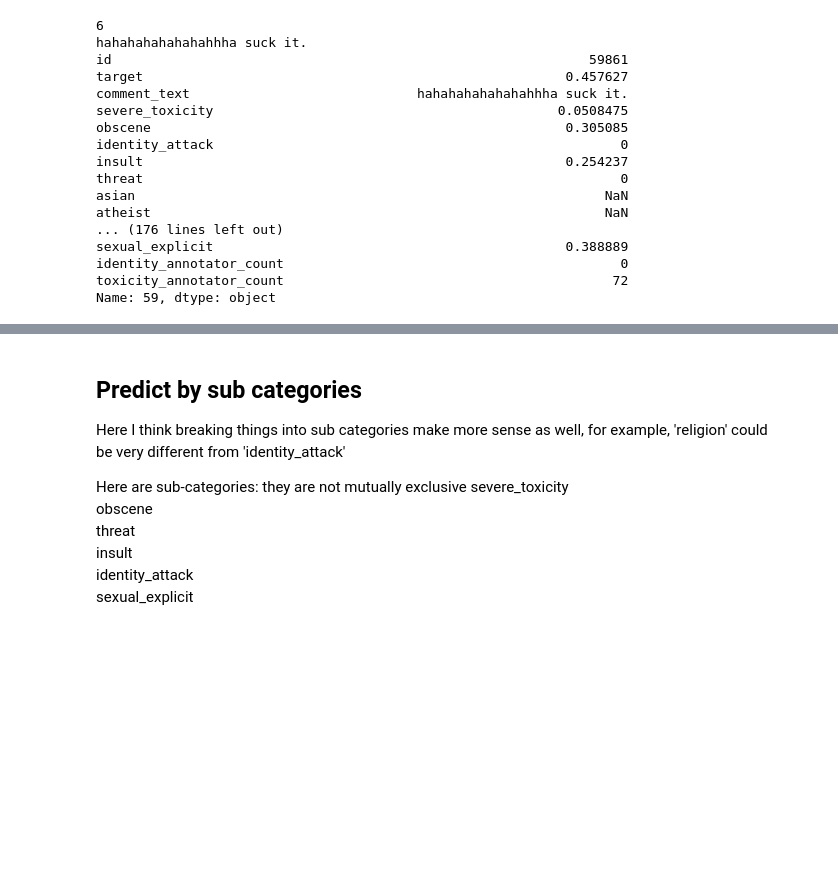
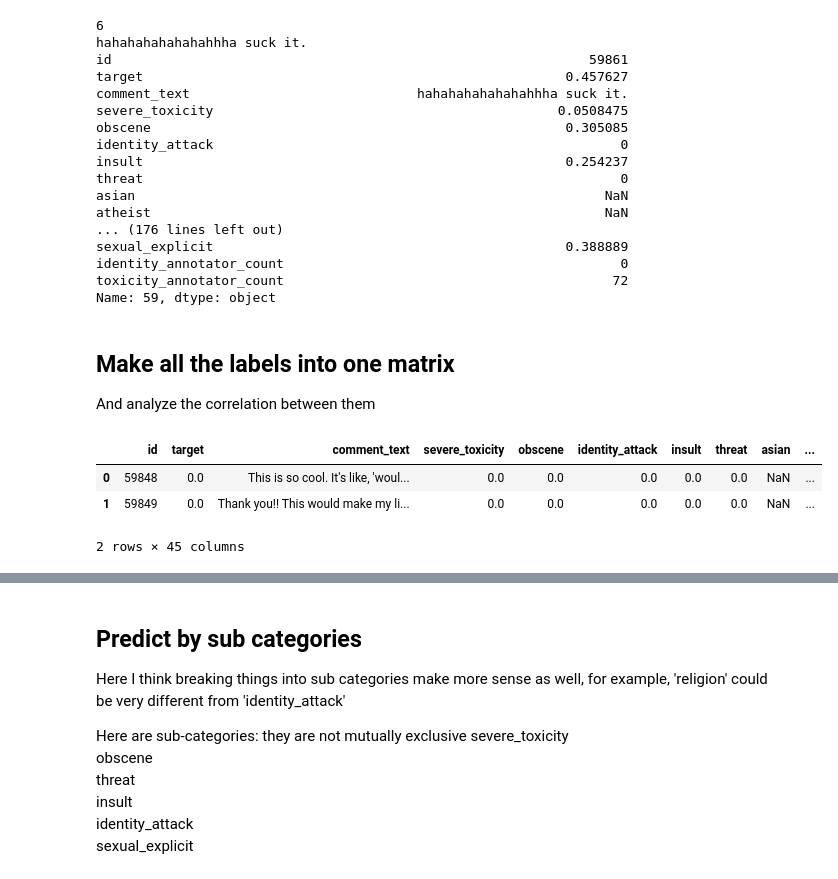
Before and after one commit to KathleenYWang/Language_Models_For_Toxicity_Classification, a Jupyter notebook: NaiveBayesSubCat.ipynb, the cells around one changed output, grey strips where cells are left out. Saved outputs shown, nothing was run; the diff lists cells and outputs as text; code cells hidden in the pictures; blank space fills up the shorter version.

```diff
--- a/NaiveBayesSubCat.ipynb
+++ b/NaiveBayesSubCat.ipynb
@@ -539,3 +587,13 @@ sexual_explicit                                             0.388889
 identity_annotator_count                                           0
 toxicity_annotator_count                                          72
 Name: 59, dtype: object
+# %% [markdown]
+## Make all the labels into one matrix
+And analyze the correlation between them
+# %%
+train[:2]
+# %% [output]
+|  | id | target | comment_text | severe_toxicity | obscene | identity_attack | insult | threat | asian | ... |
+| 0 | 59848 | 0.0 | This is so cool. It's like, 'woul... | 0.0 | 0.0 | 0.0 | 0.0 | 0.0 | NaN | ... |
+| 1 | 59849 | 0.0 | Thank you!! This would make my li... | 0.0 | 0.0 | 0.0 | 0.0 | 0.0 | NaN | ... |
+2 rows × 45 columns
```
Also changed, not shown: parts of 8 cells of this notebook.
